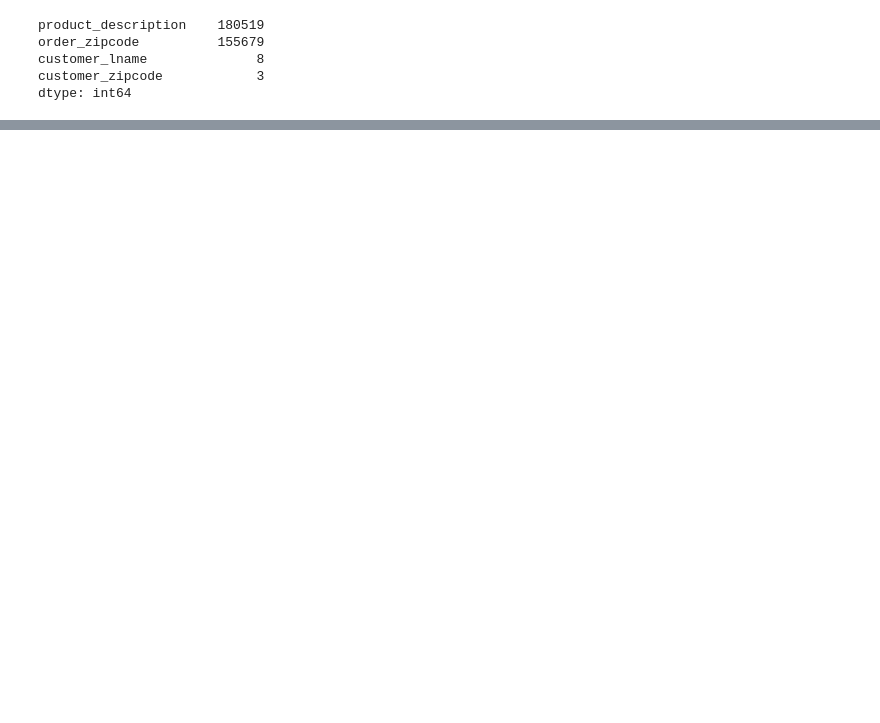
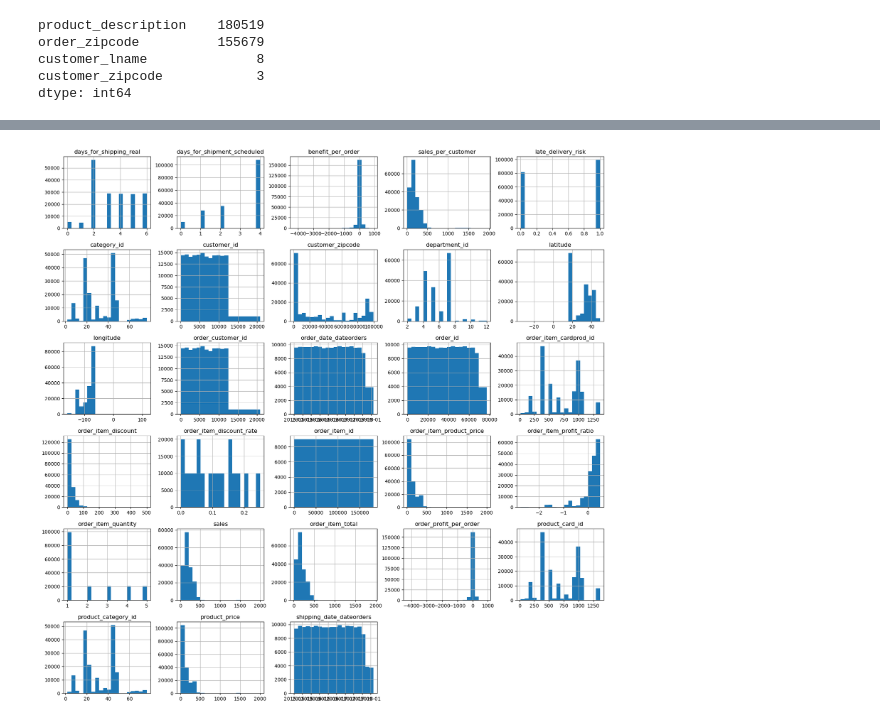
Before and after one commit to doorfish/data-analysis-project, a Jupyter notebook: python_data_analysis_project.ipynb, the cells around one changed output, grey strips where cells are left out. Drawn from its saved outputs; the diff is of its cells as text; code cells hidden in the pictures; blank space fills up the shorter version.

Commit message:
more data cleaning and initial data analysis

```diff
--- a/python_data_analysis_project.ipynb
+++ b/python_data_analysis_project.ipynb
@@ -41,3 +48,9 @@ dtype: int64
 # %%
-## Remove null columns
+## Data Cleaning
+
+## Remove relevant null columns
 supply_chain.drop(columns = ['product_description', 'order_zipcode'], inplace=True)
+
+## Update date format
+supply_chain['order_date_dateorders'] = pd.to_datetime(supply_chain['order_date_dateorders'])
+supply_chain['shipping_date_dateorders'] = pd.to_datetime(supply_chain['shipping_date_dateorders'])
@@ -48,0 +57,8 @@ supply_chain.drop(columns = ['product_description', 'order_zipcode'], inplace=Tr
+# %%
+## Data Analysis Start
+supply_chain.info()
+
+supply_chain.describe()
+
+## Remove Product status since they are all zero
+supply_chain.drop(columns = ['product_status'], inplace=True)
@@ -48,0 +90,7 @@ supply_chain.drop(columns = ['product_description', 'order_zipcode'], inplace=Tr
+# %%
+## View all numeric variables
+
+supply_chain.hist(figsize=(20,20),bins = 20)
+plt.show()
+# %% [output]
+[figure, added]
```
Also changed, not shown: parts of 9 cells of this notebook, 1 other file.
